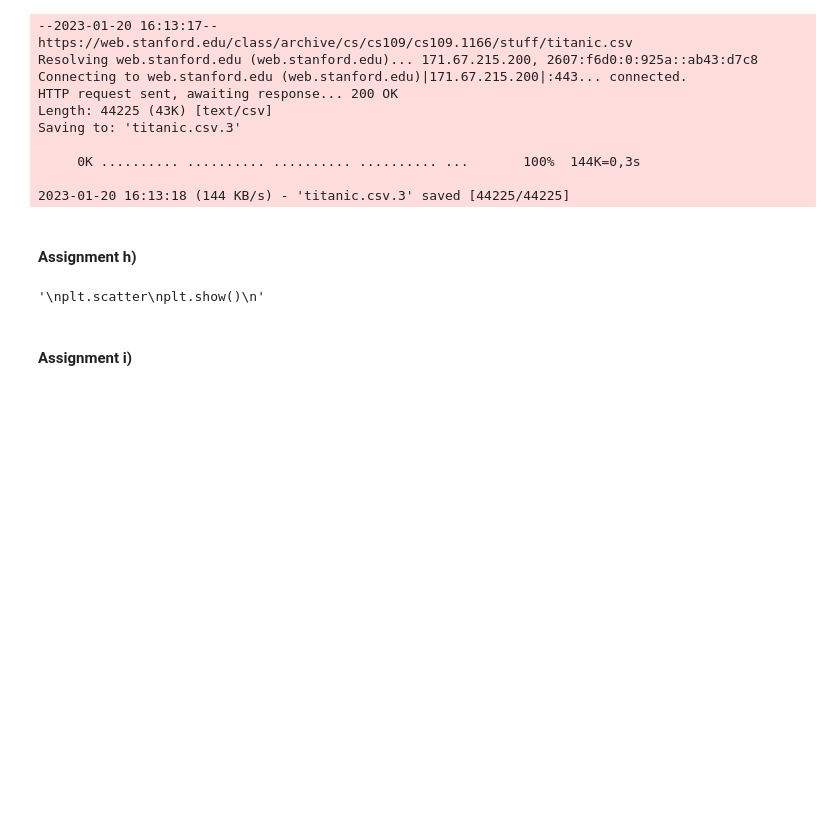
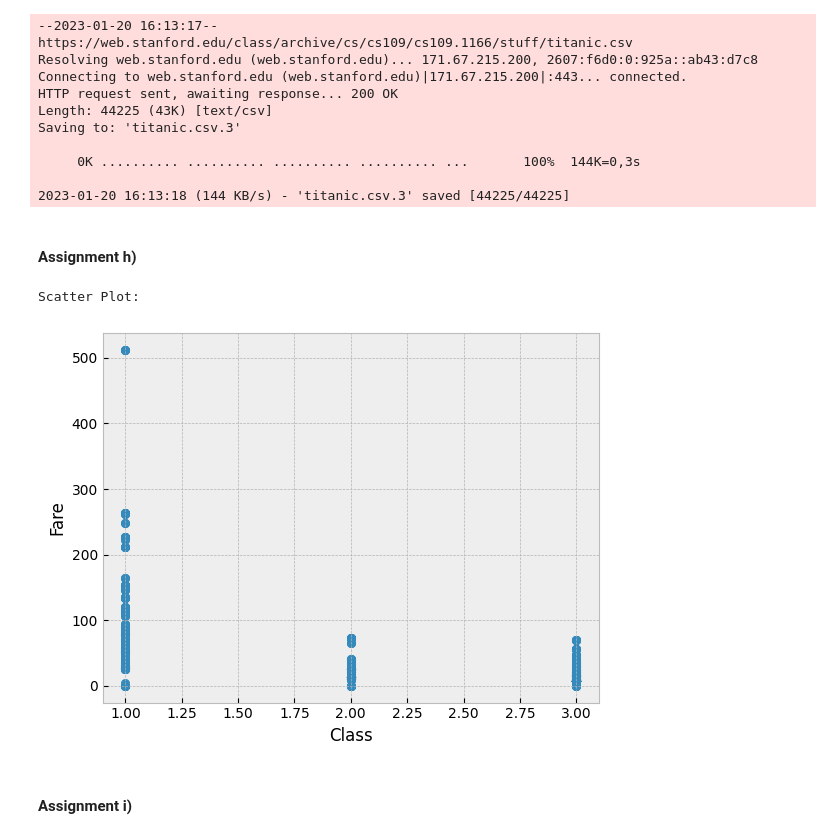
Before and after one commit to artyren/ml_assignments-, a Jupyter notebook: Assignments/Practical/PracticalNotebook2.ipynb, the cells around one changed output. Cells and saved outputs as stored; diff of their text form; code cells hidden in the pictures; blank space fills up the shorter version.

```diff
--- a/Assignments/Practical/PracticalNotebook2.ipynb
+++ b/Assignments/Practical/PracticalNotebook2.ipynb
@@ -442,16 +443,21 @@ df = pd.read_csv('titanic.csv')
 # %%
 # ASSIGNMENT:
 # make a scatterplot of the class of ticket in the x axis
 # and the fare on the y axis
 # label the plot and the axes appropriately
 
 # YOUR CODE HERE
-'''
-plt.scatter
+df = pd.read_csv('titanic.csv')
+print("Scatter Plot:  ")
+classfare = df['Pclass']
+fare = df['Fare']
+plt.scatter(classfare, fare)
+plt.xlabel('Class')
+plt.ylabel('Fare')
 plt.show()
-'''
 # %% [output]
-'\nplt.scatter\nplt.show()\n'
+Scatter Plot:
+[figure, added]
 # %% [markdown]
 #### Assignment i)
 # %% [markdown]
```
Also changed, not shown: parts of 4 cells of this notebook, 1 other file.
